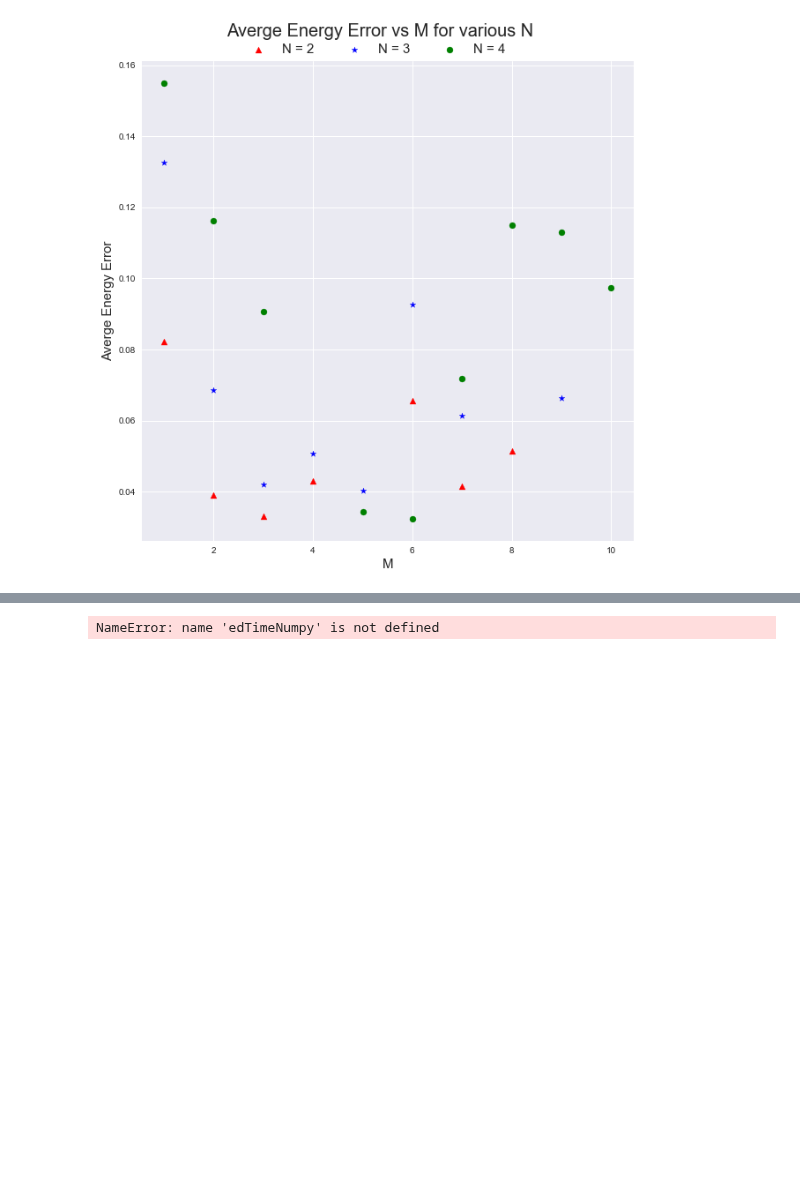
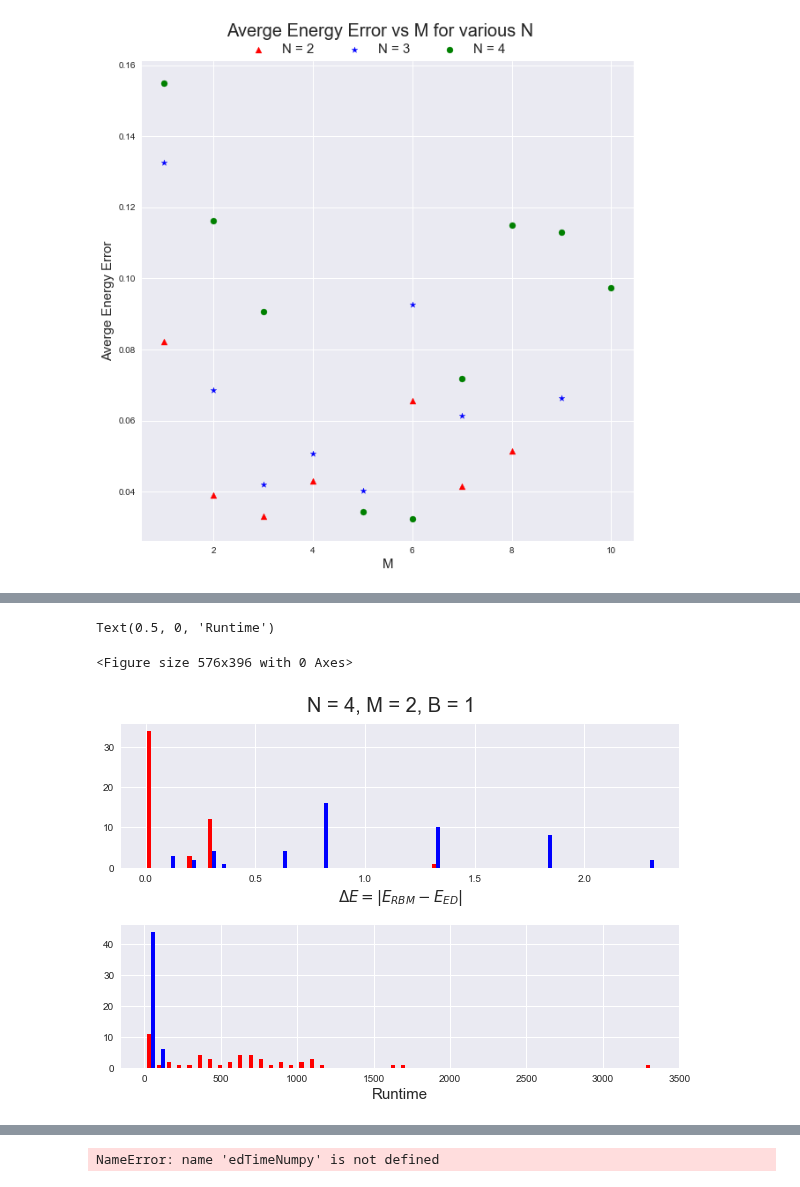
Before and after one commit to aorfi/Phys459, a Jupyter notebook: Reading Files.ipynb, the cells around one changed output, grey strips where cells are left out. Saved outputs shown, nothing was run; the diff lists cells and outputs as text; code cells hidden in the pictures; blank space fills up the shorter version.

```diff
--- a/Reading Files.ipynb
+++ b/Reading Files.ipynb
@@ -285,0 +351,30 @@ Text(0.5, 0, 'M')
+# %%
+index = 21
+allEngErr = [engErr[index],engErrNK[index]]
+allRunTime = [time[index],timeNK[index]]
+labels = ['Non-NetKet RBM', 'NetKet RBM']
+colors = ['red', 'blue']
+
+hisIt= np.arange(lengths[index])
+plt.figure(constrained_layout=True)
+plt.figure(figsize=(10,10))
+ttl = plt.suptitle("N = 4, M = 2, B = 1",size =20)
+gs = gridspec.GridSpec(ncols=5, nrows=3, hspace = 0.4)
+ttl.set_position([.5, 0.92])
+
+
+
+ax1 = plt.subplot(gs[0, :])
+ax1.hist(allEngErr, bins=50, color = colors, label=labels)
+ax1.set_xlabel("$\Delta E = |E_{RBM}-E_{ED}|$",size = 15)
+
+
+
+
+ax3 = plt.subplot(gs[1, :])
+ax3.hist(allRunTime, bins=50, color = colors, label=labels)
+ax3.set_xlabel("Runtime",size = 15)
+# %% [output]
+Text(0.5, 0, 'Runtime')
+<Figure size 576x396 with 0 Axes>
+[figure, added]
```
Also changed, not shown: parts of 14 cells of this notebook, 52 other files.
